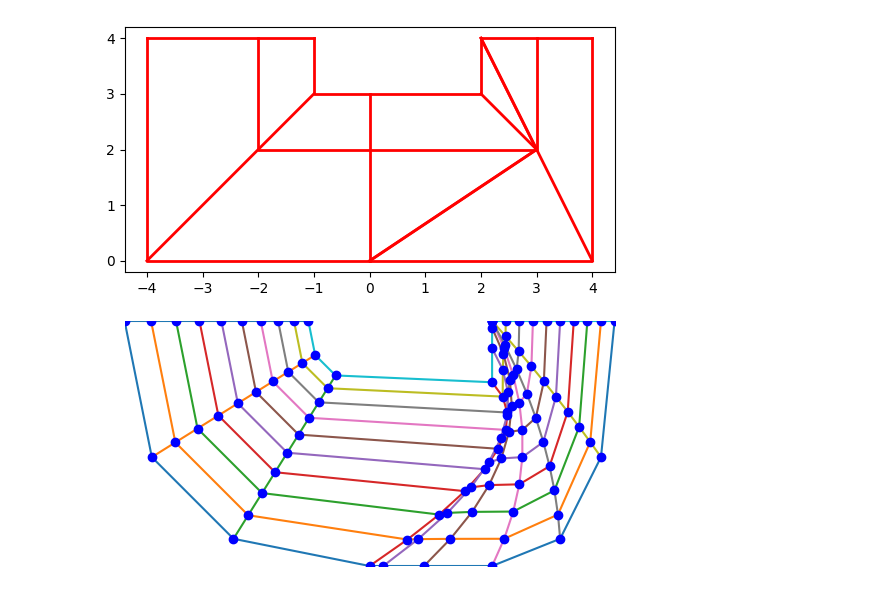
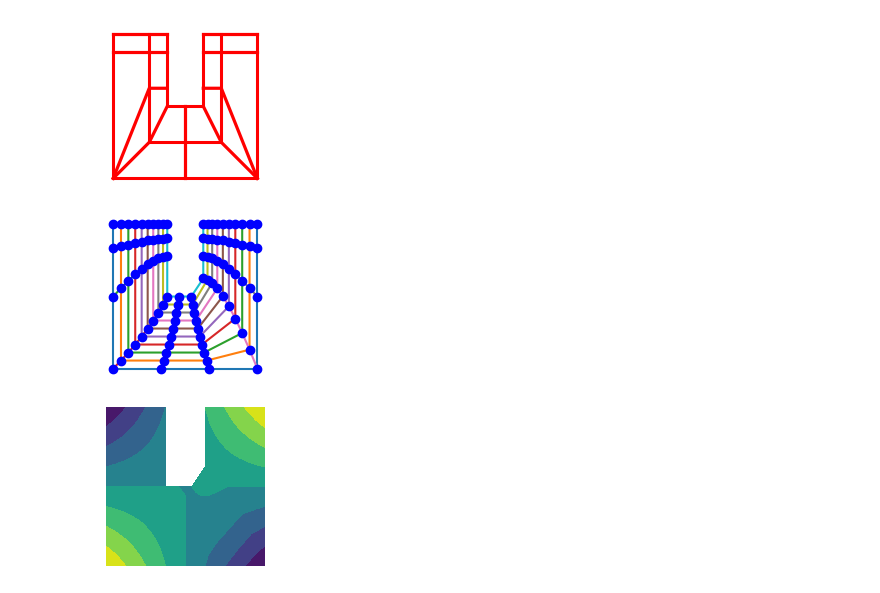
Before and after one commit to Rabdessadeki/IGA_Geometries, a Jupyter notebook: Ushape.ipynb, the cells around one changed output. Cells and saved outputs as stored; diff of their text form; code cells hidden in the pictures.

```diff
--- a/Ushape.ipynb
+++ b/Ushape.ipynb
@@ -116,55 +127,88 @@ plt.savefig('Ushape.png')
 # %%
 
-T1      = [0. , 0., 0., 1/3,1/3, 1/3, 2/3, 1., 1., 1.]
+T1      = [0. , 0., 0., 1/3, 1/3, 1/3, 2/3, 2/3, 2/3, 1., 1., 1.]
 T2      = [0. , 0., 0., 1., 1., 1.]
-p1, p2  = 2,2
-P       = zeros((7,3,3))
-##########################################
-P[0,0,:]= [-4,4,0]
-P[1,0,:]= [-4,0,0]
-P[2,0,:]= [0,0,0]
-P[3,0,:]= [0,0,0]
-P[4,0,:]= [0,0,0]
-P[5,0,:]= [4,0,0]
-P[6,0,:]= [4,4,0]
+p1, p2  = 2, 2
 
-P[0,1,:]= [-2,4,0]
-P[1,1,:]= [-2,2,0]
-P[2,1,:]= [0,2,0]
-P[3,1,:]= [3,2,0]
-P[4,1,:]= [3,2,0]
-P[5,1,:]= [3,2,0]
-P[6,1,:]= [3,4,0]
+P       = zeros((9,3,3))
+
+P[0,0,:] = [-4, 4, 0]
+P[1,0,:] = [-4, 3, 0]
+P[2,0,:] = [-4, -4, 0]
+P[3,0,:] = [-4, -4, 0]
+P[4,0,:] = [0, -4, 0]
+P[5,0,:] = [4, -4, 0]
+P[6,0,:] = [4, -4, 0]
+P[7,0,:] = [4, 3, 0]
+P[8,0,:] = [4, 4, 0]
+
+
+# P[5,0,:]= [4,4,0]
+# P[6,0,:]= [4,4,0]
+
+# P[5,0,:]= [4,0,0]
+# P[6,0,:]= [4,4,0]
+
+
+
+P[0,1,:]= [-2, 4,0]
+P[1,1,:]= [-2, 3,0]
+P[2,1,:]= [-2,1,0]
+P[3,1,:]= [-2,-2,0]
+P[4,1,:]= [0,-2,0]
+P[5,1,:]= [2, -2,0]
+P[6,1,:]= [2, 1, 0]
+P[7,1,:]= [2, 3,0]
+P[8,1,:]= [2, 4,0]
+
+
+# P[5,1,:]= [2,4,0]
+# P[6,1,:]= [2,4,0]
+
+# P[5,1,:]= [3,3,0]
+# P[6,1,:]= [3,4,0]
 
 
 P[0,2,:]= [-1,4,0]
+
 P[1,2,:]= [-1,3,0]
-P[2,2,:]= [0,3,0]
-P[3,2,:]= [2,3,0]
-P[4,2,:]= [2,4,0]
-P[5,2,:]= [2,4,0]
-P[6,2,:]= [2,4,0]
+P[2,2,:]= [-1,1,0]
+P[3,2,:]= [-1,0,0]
+P[4,2,:]= [0,0,0]
+P[5,2,:]= [1,0,0]
+P[6,2,:]= [1,1,0]
+P[7,2,:]= [1,3,0]
+P[8,2,:]= [1,4,0]
+
+
+# P[5,2,:]= [1,4,0]
+# P[6,2,:]= [1,4,0]
+# P[5,2,:]= [2,4,0]
+# P[6,2,:]= [2,4,0]
+
 
 Surface = B_spline_Surface((T1, T2), (p1, p2), P, (10, 10))
 
-
 #################\\\\\\\\\\\\\\\\\\\\\\\\\\\\\\\\\\\\\\\\\\\\\\\\\\\\\\\\\\\\\\\
 
-fig, axes = plt.subplots(2,  figsize=[7,7] )
+fig, axes = plt.subplots(3,  figsize=[7,7] )
 for ax in axes:
    ax.set_aspect('equal')
 
 for i in range(P.shape[1]):
-    axes[0].plot(P[:,i,0],P[:,i,1], '-r', linewidth = 2.)
+    axes[0].plot(P[:,i,0],P[:,i,1], '-r', linewidth = 2.2)
 for i in range(P.shape[0]):
-    axes[0].plot(P[i,:,0],P[i,:,1], '-r', linewidth = 2.)
+
+    axes[0].plot(P[i,:,0],P[i,:,1], '-r', linewidth = 2.3)
 
 axes[1].plot(Surface[:,:,0],Surface[:,:,1])
 axes[1].plot(Surface[:,:,0].T,Surface[:,:,1].T)
 
 axes[1].plot(Surface[:,:,0], Surface[:,:,1], 'bo')
+axes[2].contourf(Surface[:,:,0], Surface[:,:,1],Surface[:,:,0]*Surface[:,:,1])
 axes[1].axis('off')
-axes[1].margins(0,0)
+axes[0].axis('off')
+axes[2].axis('off')
 plt.savefig('Ushape.png')
 # %% [output]
-[figure, old version]
+[figure, new version]
```
Also changed, not shown: parts of 1 cell of this notebook, 3 other files.
